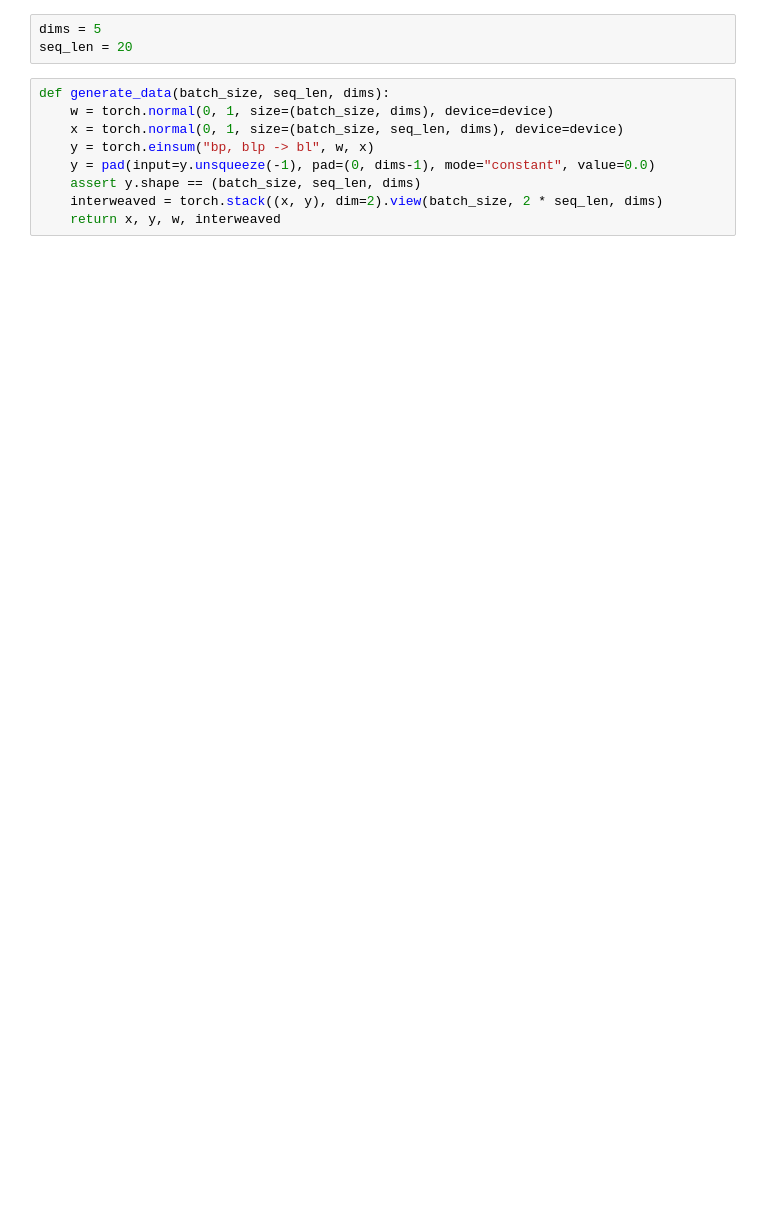
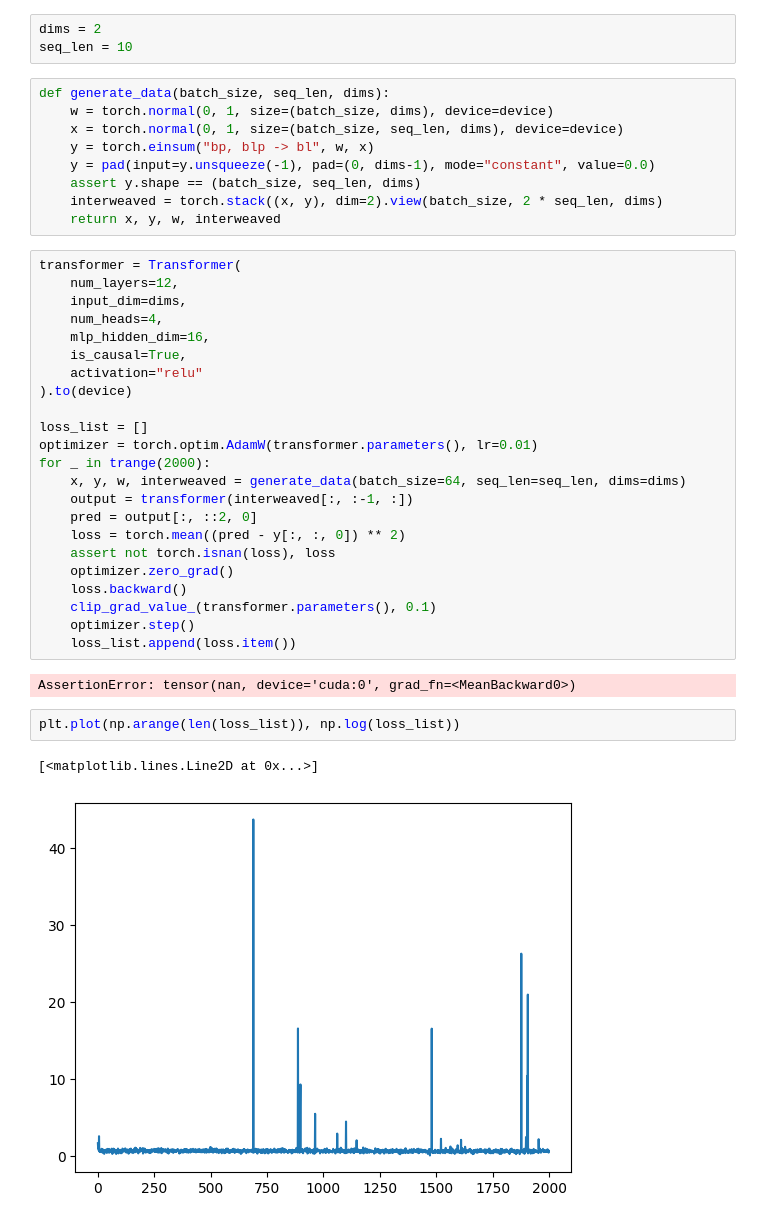
Before and after one commit to zenglingqi647/ICL, a Jupyter notebook: initialization/test_transformer_model.ipynb, the cells around one changed output. Saved outputs shown, nothing was run; the diff lists cells and outputs as text; blank space fills up the shorter version.

```diff
--- a/initialization/test_transformer_model.ipynb
+++ b/initialization/test_transformer_model.ipynb
@@ -14,8 +15,8 @@ The autoreload extension is already loaded. To reload it, use:
 # %%
 device = "cuda"
 # %%
-dims = 5
-seq_len = 20
+dims = 2
+seq_len = 10
 # %%
 def generate_data(batch_size, seq_len, dims):
     w = torch.normal(0, 1, size=(batch_size, dims), device=device)
@@ -25,3 +26,33 @@ def generate_data(batch_size, seq_len, dims):
     assert y.shape == (batch_size, seq_len, dims)
     interweaved = torch.stack((x, y), dim=2).view(batch_size, 2 * seq_len, dims)
     return x, y, w, interweaved
+# %%
+transformer = Transformer(
+    num_layers=12,
+    input_dim=dims,
+    num_heads=4,
+    mlp_hidden_dim=16,
+    is_causal=True,
+    activation="relu"
+).to(device)
+
+loss_list = []
+optimizer = torch.optim.AdamW(transformer.parameters(), lr=0.01)
+for _ in trange(2000):
+    x, y, w, interweaved = generate_data(batch_size=64, seq_len=seq_len, dims=dims)
+    output = transformer(interweaved[:, :-1, :])
+    pred = output[:, ::2, 0]
+    loss = torch.mean((pred - y[:, :, 0]) ** 2)
+    assert not torch.isnan(loss), loss
+    optimizer.zero_grad()
+    loss.backward()
+    clip_grad_value_(transformer.parameters(), 0.1)
+    optimizer.step()
+    loss_list.append(loss.item())
+# %% [output]
+AssertionError: tensor(nan, device='cuda:0', grad_fn=<MeanBackward0>)
+# %%
+plt.plot(np.arange(len(loss_list)), np.log(loss_list))
+# %% [output]
+[<matplotlib.lines.Line2D at 0x...>]
+[figure, added]
```
Also changed, not shown: parts of 12 cells of this notebook, 1 other file.
